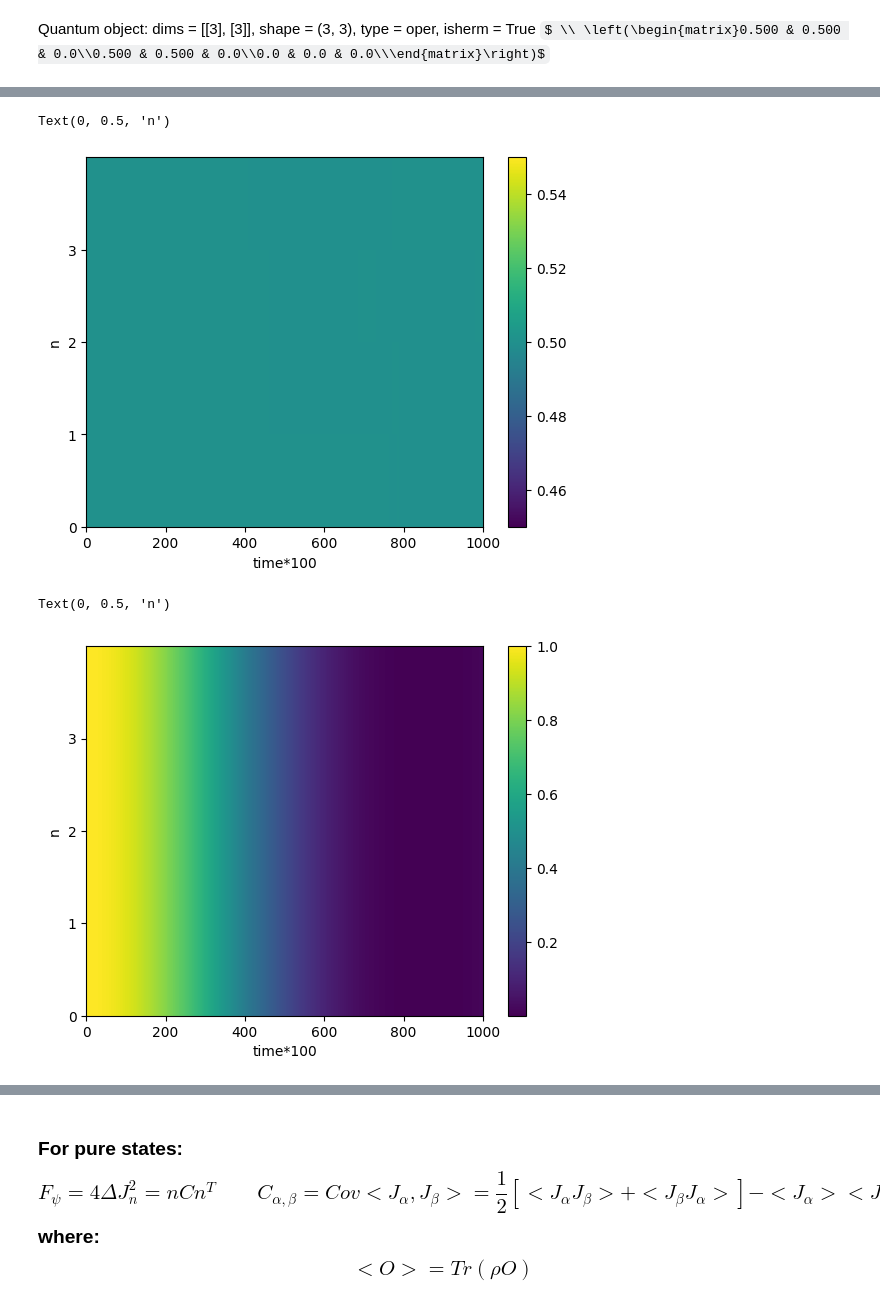
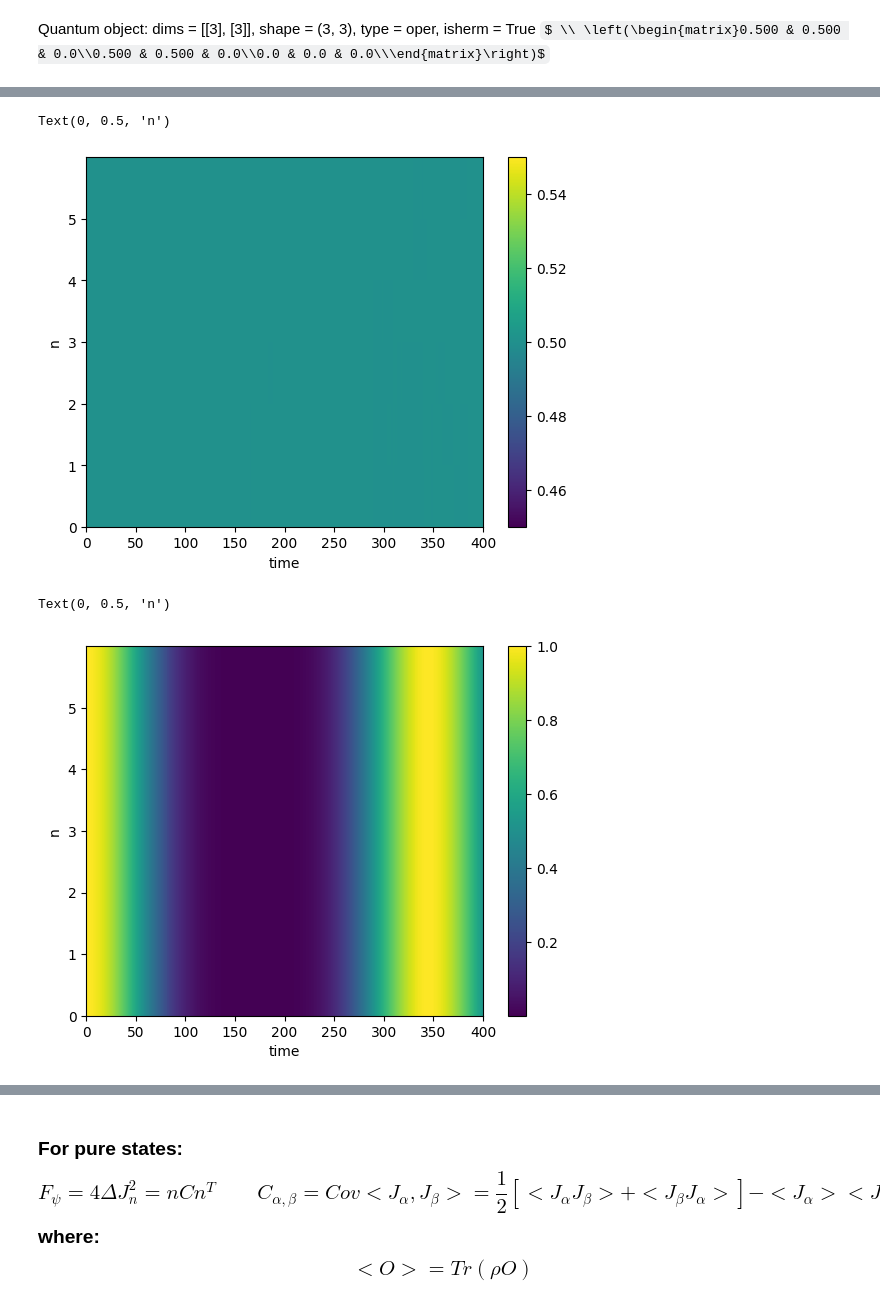
Before and after one commit to NiRVANA1331/Spin-Squeezing-in-Tmons, a Jupyter notebook: main.ipynb, the cells around one changed output, grey strips where cells are left out. Cells and saved outputs as stored; diff of their text form; code cells hidden in the pictures; some formulas as TeX source.

```diff
--- a/main.ipynb
+++ b/main.ipynb
@@ -28,7 +29,7 @@ $$v^n_{i-1} = (\sqrt{8 E^n_c E^n_j})i - 0.5*E^n_c i (i+1) $$
 with default values set as $v \approx 60 * 100Mhz$, $g = 100Mhz$, $\omega = 55*100MHz$
 # %%
 #initialize system
-N = 4
+N = 6
 Nlevel = Ntrunc
 Ej, Ec, g_arr, omega = generate_tmon_arch(N,Nlevel)
 sys1 = tmon_system(N, Nlevel, Ec, Ej, g_arr, omega)
@@ -62,9 +67,9 @@ Quantum object: dims = [[3], [3]], shape = (3, 3), type = oper, isherm = True $
 H = sys1.H_I()
 print(sys1.self_energy)
 #[psi_2,psi_2,psi_2,psi_2]
-psi0 = tensor(psi_2,psi_2,psi_2,psi_2) #sys1.tensor_projection_op(0,1,1, dim = None)
+psi0 = tensor(psi_2,psi_2,psi_2,psi_2, psi_2,psi_2) #sys1.tensor_projection_op(0,1,1, dim = None)
 #psi0 = psi0 / psi0.norm() #normalize vector
-times = np.linspace(0,100,1000) #time scale is ~ 1/freq of self energy
+times = np.linspace(0,200,400) #time scale is ~ 1/freq of self energy
 options = Options()
 options.store_final_state = True
 result = mesolve(H, psi0, times, [], options = options, progress_bar=True)
@@ -88,35 +95,35 @@ Total run time:   0.20s
 # %%
 pop_arr = []
 Jx_arr = []
-for i in range(N):
+for i in tqdm(range(N)):
     temp = []
     temp2 = []
     for state in result.states:
         temp.append(abs(expect(state.ptrace(i), create(Nlevel)*destroy(Nlevel))))
         temp2.append(abs(expect(state.ptrace(i),Qobj((op_padded(sigmax(),Nlevel))))))
     pop_arr.append(temp)
     Jx_arr.append(temp2)
     #print(sum(temp))
 
 plt.pcolormesh(pop_arr)
 plt.colorbar()
 #plt.xticks()
 plt.yticks(range(N))
-plt.xlabel("time*100")
+plt.xlabel("time")
 plt.ylabel("n")
 # %% [output]
 Text(0, 0.5, 'n')
-[figure, old version]
+[figure, new version]
 # %%
 plt.pcolormesh(Jx_arr)
 plt.colorbar()
-#plt.xticks()
+#plt.xticks(times[times%5==0])
 plt.yticks(range(N))
-plt.xlabel("time*100")
+plt.xlabel("time")
 plt.ylabel("n")
 # %% [output]
 Text(0, 0.5, 'n')
-[figure, old version]
+[figure, new version]
 # %%
 plt.plot(times, pop_arr[0])
 plt.xlabel("time")
```
Also changed, not shown: parts of 15 cells of this notebook, 1 other file.
